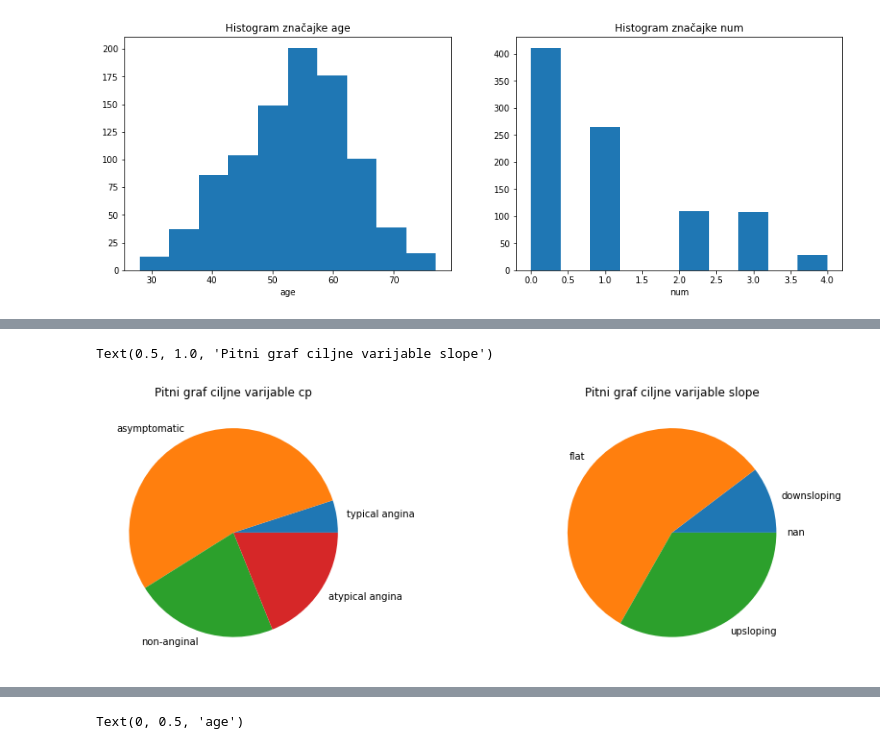
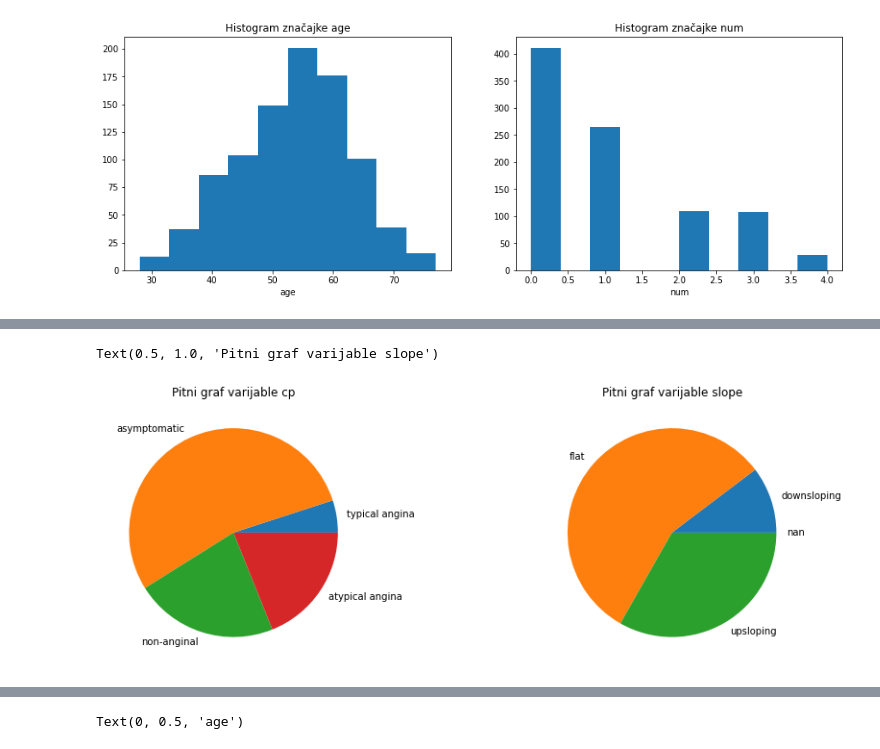
Before and after one commit to ErikGreblo/UZOP_Faza2, a Jupyter notebook: heart_disease_ML.ipynb, the cells around one changed output, grey strips where cells are left out. Cells and saved outputs as stored; diff of their text form; code cells hidden in the pictures.

```diff
--- a/heart_disease_ML.ipynb
+++ b/heart_disease_ML.ipynb
@@ -282,16 +297,16 @@ Text(0.5, 0, 'num')
 # %%
 fig, axs = plt.subplots(1, 2, figsize=(15, 5))
 
 labels = original_data['cp'].unique()
 counts = original_data['cp'].value_counts().reindex(labels, fill_value=0).tolist()
 axs[0].pie(counts, labels=labels)
-axs[0].set_title("Pitni graf ciljne varijable cp")
+axs[0].set_title("Pitni graf varijable cp")
 
 
 labels = original_data['slope'].unique()
 counts = original_data['slope'].value_counts().reindex(labels, fill_value=0).tolist()
 axs[1].pie(counts, labels=labels)
-axs[1].set_title("Pitni graf ciljne varijable slope")
+axs[1].set_title("Pitni graf varijable slope")
 # %% [output]
-Text(0.5, 1.0, 'Pitni graf ciljne varijable slope')
+Text(0.5, 1.0, 'Pitni graf varijable slope')
-[figure, old version]
+[figure, new version]
```
Also changed, not shown: parts of 9 cells of this notebook.
